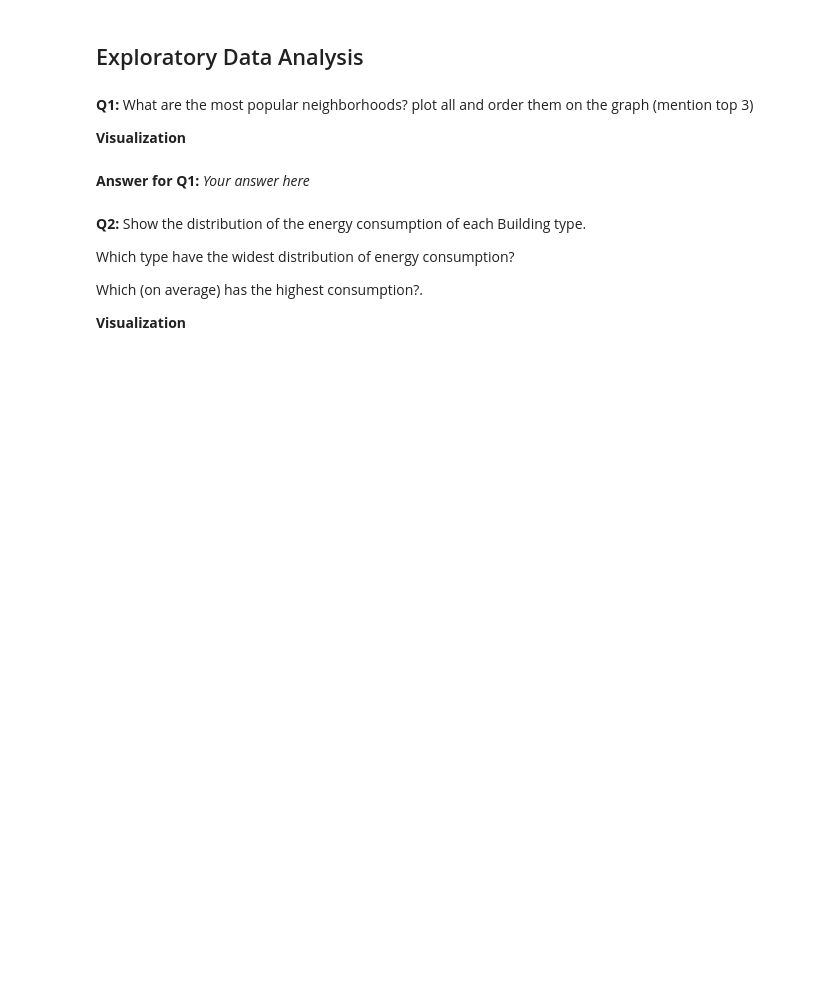
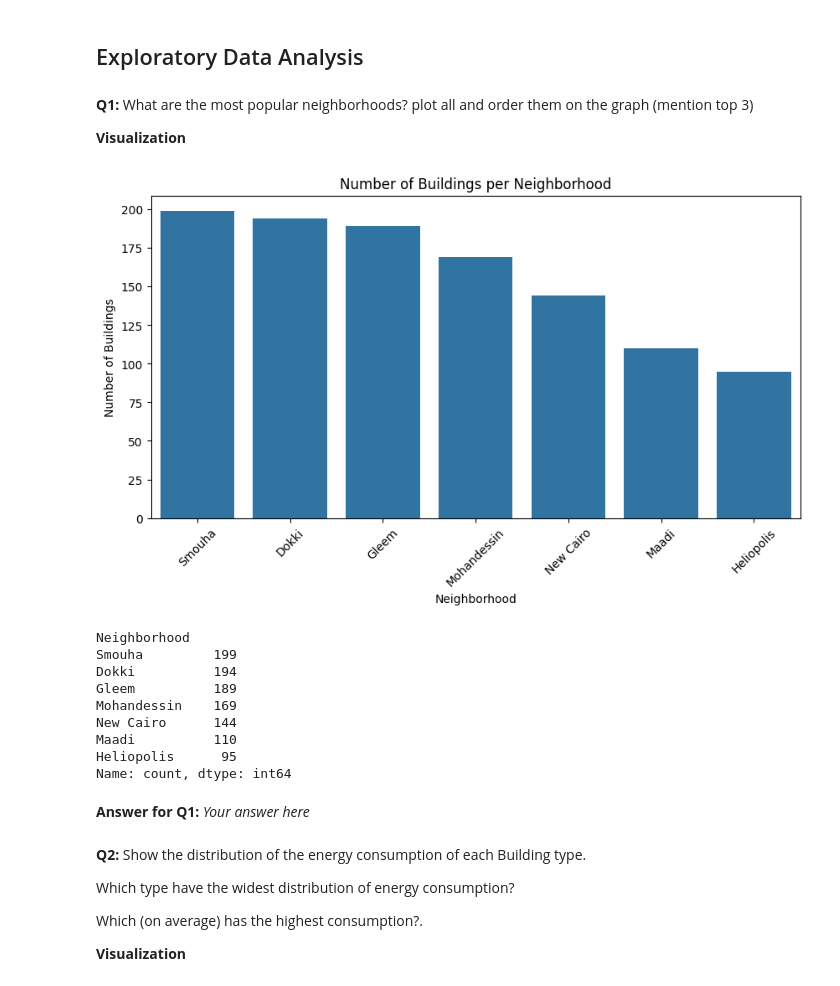
Before and after one commit to mikel56-lol/W26-MP1-Michael-Wael-Ali-Hassan-T02, a Jupyter notebook: Regression_Mini-Project_Starter.ipynb, the cells around one changed output. Saved outputs shown, nothing was run; the diff lists cells and outputs as text; code cells hidden in the pictures; blank space fills up the shorter version.

```diff
--- a/Regression_Mini-Project_Starter.ipynb
+++ b/Regression_Mini-Project_Starter.ipynb
@@ -121,6 +183,46 @@ _Apply any data preprocessing and/or feature engineering below. Show/output the
 **Q1:** What are the most popular neighborhoods? plot all and order them on the graph (mention top 3)
 
 **Visualization**
+# %%
+# Count how many buildings are in each neighborhood,
+# sort from most to least
+order = data['Neighborhood'].value_counts().index
+
+# Make a new blank figure, 10 wide and 5 tall
+plt.figure(figsize=(10, 5))
+
+# Draw a bar chart: one bar per neighborhood, bar height equals number of buildings
+# order=order makes the bars appear from biggest to smallest
+sns.countplot(data=data, x='Neighborhood', order=order)
+
+# Add a title at the top of the chart
+plt.title('Number of Buildings per Neighborhood')
+
+# Label the x-axis
+plt.xlabel('Neighborhood')
+
+# Label the y-axis
+plt.ylabel('Number of Buildings')
+
+# Tilt the neighborhood names 45 degrees so they don't overlap
+plt.xticks(rotation=45)
+
+# Display the chart
+plt.show()
+
+# Print the exact count for each neighborhood
+print(data['Neighborhood'].value_counts())
+# %% [output]
+[figure, added]
+Neighborhood
+Smouha         199
+Dokki          194
+Gleem          189
+Mohandessin    169
+New Cairo      144
+Maadi          110
+Heliopolis      95
+Name: count, dtype: int64
 # %% [markdown]
 **Answer for Q1:** _Your answer here_
 # %% [markdown]
```
Also changed, not shown: parts of 2 cells of this notebook.
